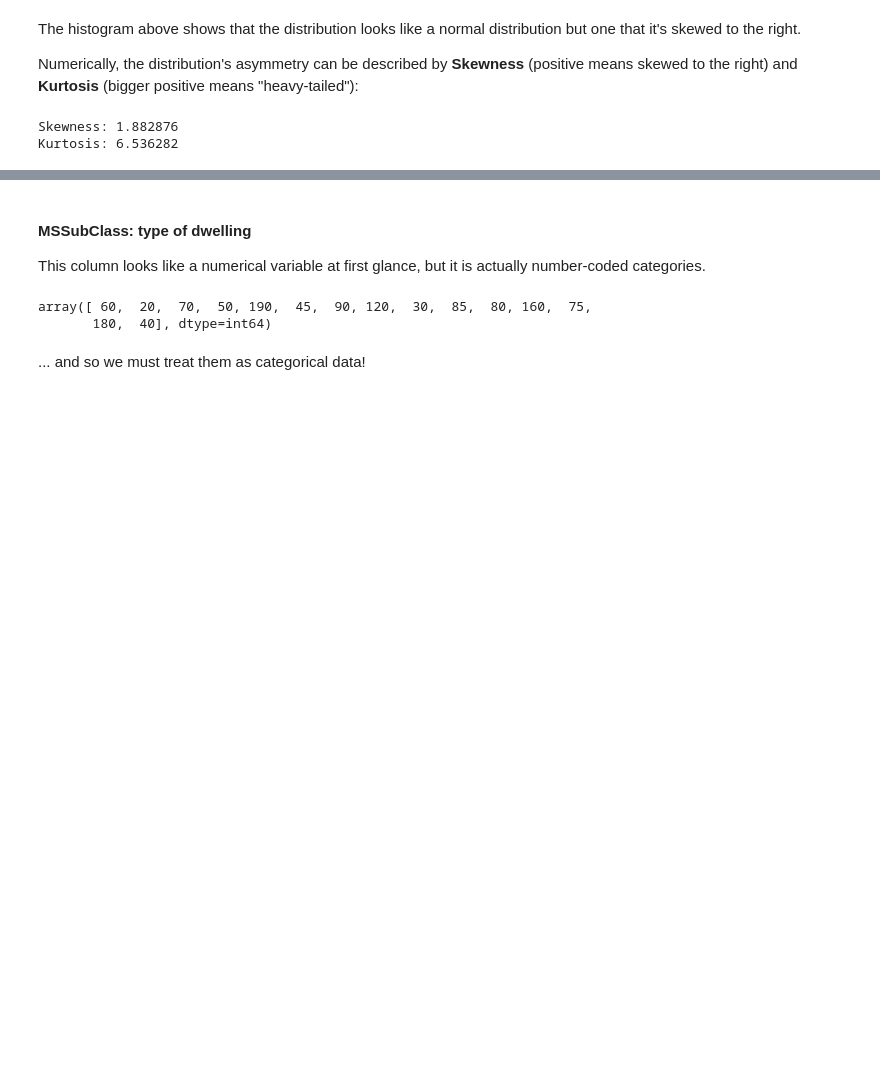
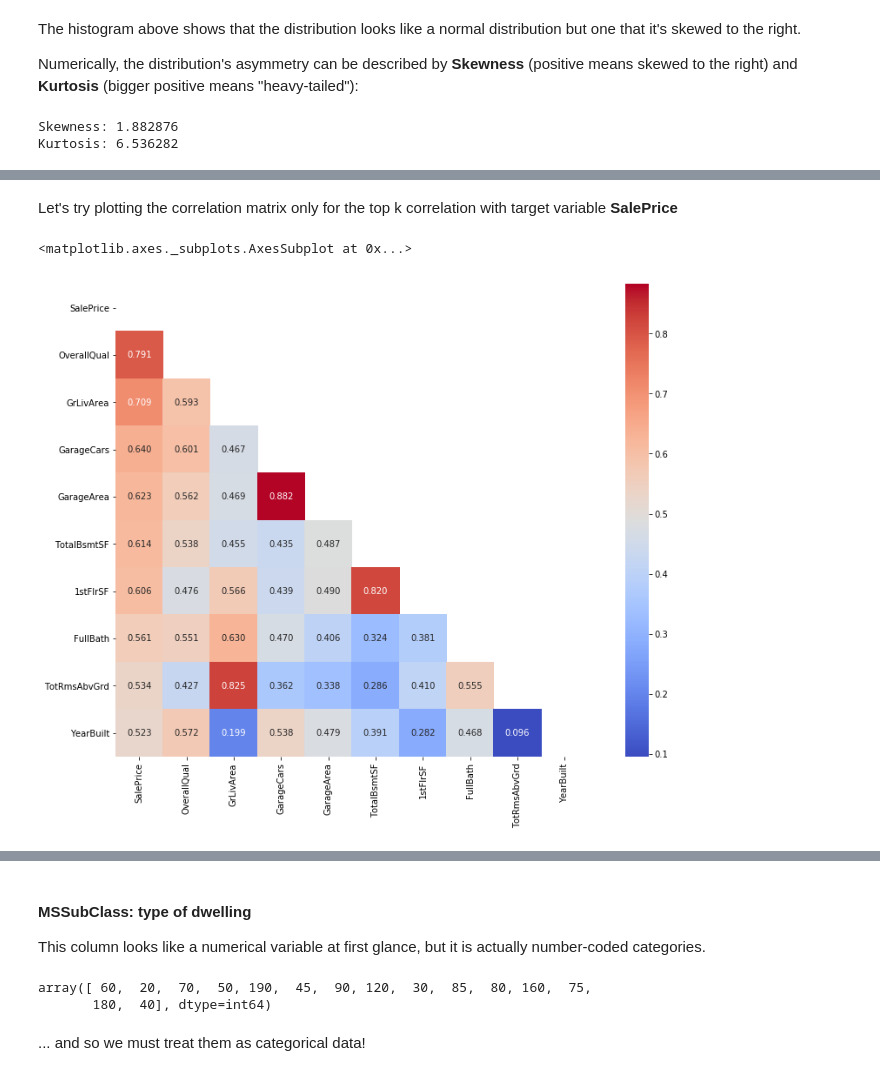
Before and after one commit to jrili/kaggle-house-prices, a Jupyter notebook: house-prices-regression.ipynb, the cells around one changed output, grey strips where cells are left out. Drawn from its saved outputs; the diff is of its cells as text; code cells hidden in the pictures; blank space fills up the shorter version.

Commit message:
Add a filtered correlation matrix. Up next: Scatterplots

```diff
--- a/house-prices-regression.ipynb
+++ b/house-prices-regression.ipynb
@@ -72,0 +78,13 @@ The input variables can be broadly categorized as **numerical** or **categorical
+# %% [markdown]
+Let's try plotting the correlation matrix only for the top k correlation with target variable **SalePrice**
+# %%
+k = 10
+cols = corr_matrix.nlargest(k, 'SalePrice')['SalePrice'].index
+cm = np.corrcoef(train_df[cols].T)
+mask = np.triu(np.ones_like(cm, dtype=bool))
+
+f, ax = plt.subplots(figsize=(15, 10))
+sns.heatmap(cm, yticklabels=cols.values, xticklabels=cols.values,square=True, cmap='coolwarm', mask=mask, fmt='.3f', annot=True)
+# %% [output]
+<matplotlib.axes._subplots.AxesSubplot at 0x...>
+[figure, added]
```
Also changed, not shown: parts of 10 cells of this notebook.
